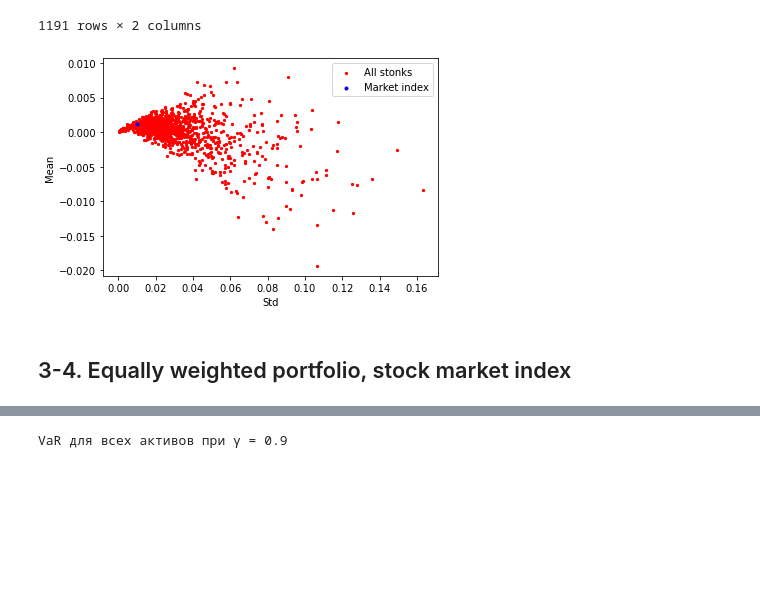
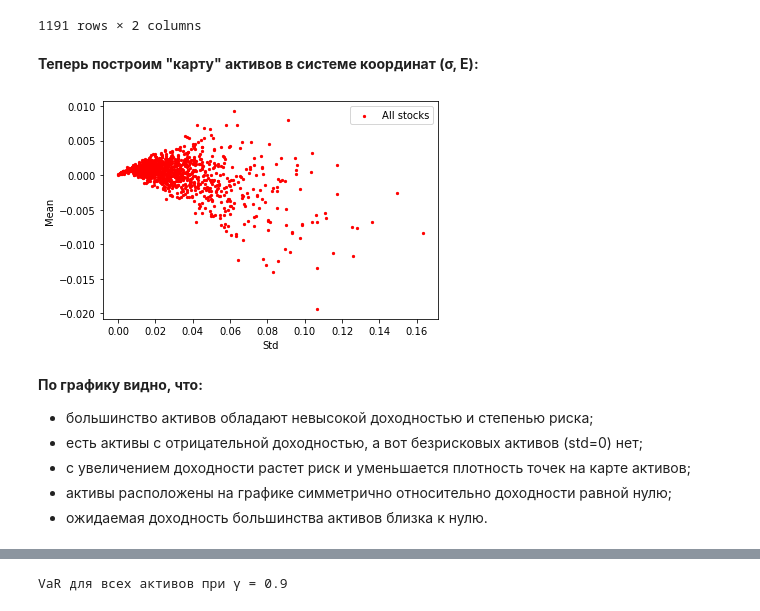
Before and after one commit to katyamalysheva/lab-1, a Jupyter notebook: lab1.ipynb, the cells around one changed output, grey strips where cells are left out. Saved outputs shown, nothing was run; the diff lists cells and outputs as text; code cells hidden in the pictures; blank space fills up the shorter version.

```diff
--- a/lab1.ipynb
+++ b/lab1.ipynb
@@ -134,12 +150,20 @@ stats
 | ZYXI | 0.004114 | 0.045198 |
 | IXIC | 0.001182 | 0.009954 |
 1191 rows × 2 columns
+# %% [markdown]
+<b>Теперь построим "карту" активов в системе координат (σ, E):</b>
 # %%
-stats.plot(x='Std', y='Mean', color="red", kind="scatter", marker=".", label='All stonks') # лайк за стонкс)
-plt.scatter(stats['Std']['IXIC'], stats['Mean']['IXIC'], marker=".", color="blue", label='Market index')
+stats.plot(x='Std', y='Mean', color="red", kind="scatter", marker=".", label='All stoсks')
 plt.legend()
 plt.show()
 # %% [output]
-[figure, old version]
+[figure, new version]
-# %% [markdown]
-## 3-4. Equally weighted portfolio, stock market index
+# %% [markdown]
+<b> По графику видно, что: </b>
+<ul>
+<li> большинство активов обладают невысокой доходностью и степенью риска;</li>
+<li> есть активы с отрицательной доходностью, а вот безрисковых активов (std=0) нет;</li>
+<li> c увеличением доходности растет риск и уменьшается плотность точек на карте активов;</li>
+<li> активы расположены на графике симметрично относительно доходности равной нулю;</li>
+<li> ожидаемая доходность большинства активов близка к нулю.</li>
+</ul>
```
Also changed, not shown: parts of 27 cells of this notebook.
